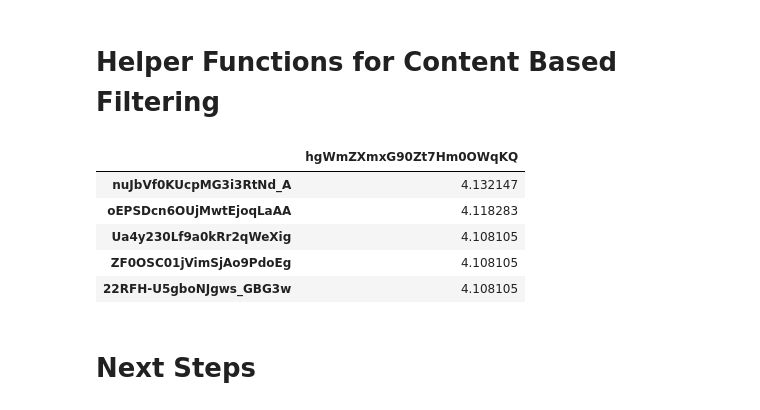
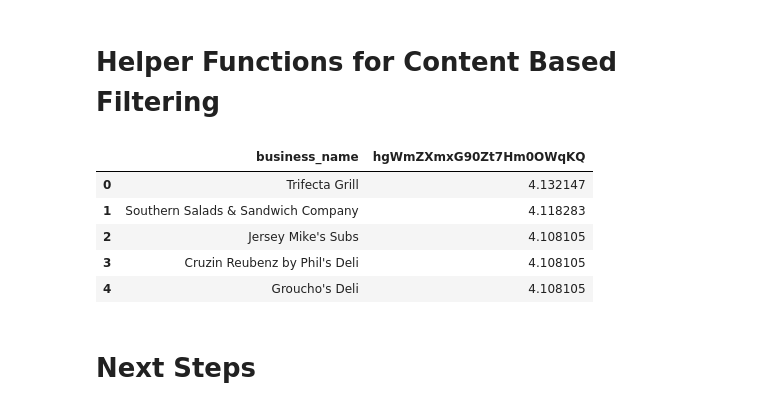
Before and after one commit to Ajinth/Recommender-System, a Jupyter notebook: Code/Yelp_Recommender_System.ipynb, the cells around one changed output. Drawn from its saved outputs; the diff is of its cells as text; code cells hidden in the pictures.

Commit message:
Content Based Model Edits

```diff
--- a/Code/Yelp_Recommender_System.ipynb
+++ b/Code/Yelp_Recommender_System.ipynb
@@ -1251,12 +1250,25 @@ content_based_predictor = content_based_rating_predictor()
-# %%
-content_based_predictor.head()
-# %% [output]
-|  | hgWmZXmxG90Zt7Hm0OWqKQ |
-| nuJbVf0KUcpMG3i3RtNd_A | 4.132147 |
-| oEPSDcn6OUjMwtEjoqLaAA | 4.118283 |
-| Ua4y230Lf9a0kRr2qWeXig | 4.108105 |
-| ZF0OSC01jVimSjAo9PdoEg | 4.108105 |
-| 22RFH-U5gboNJgws_GBG3w | 4.108105 |
+# %%
+'''Creating a dataframe with the business_id and business_name'''
+business_name = business_df[['business_id', 'business_name']]
+# %%
+'''Calling the predictor function to make the prediction'''
+content_based_predictor = content_based_rating_predictor()
+
+'''Getting the top 5 Predictions'''
+content_based_predictor = content_based_predictor.head()
+
+'''Results procesing to display the results in the correct format'''
+content_based_predictor['business_id'] = content_based_predictor.index
+top_predictions = pd.merge(content_based_predictor, business_name, on='business_id')
+recommendation = top_predictions[['business_name', user]]
+recommendation
+# %% [output]
+|  | business_name | hgWmZXmxG90Zt7Hm0OWqKQ |
+| 0 | Trifecta Grill | 4.132147 |
+| 1 | Southern Salads & Sandwich Company | 4.118283 |
+| 2 | Jersey Mike's Subs | 4.108105 |
+| 3 | Cruzin Reubenz by Phil's Deli | 4.108105 |
+| 4 | Groucho's Deli | 4.108105 |
 # %% [markdown]
 # Next Steps
 # %% [markdown]
```
Also changed, not shown: parts of 2 cells of this notebook.
